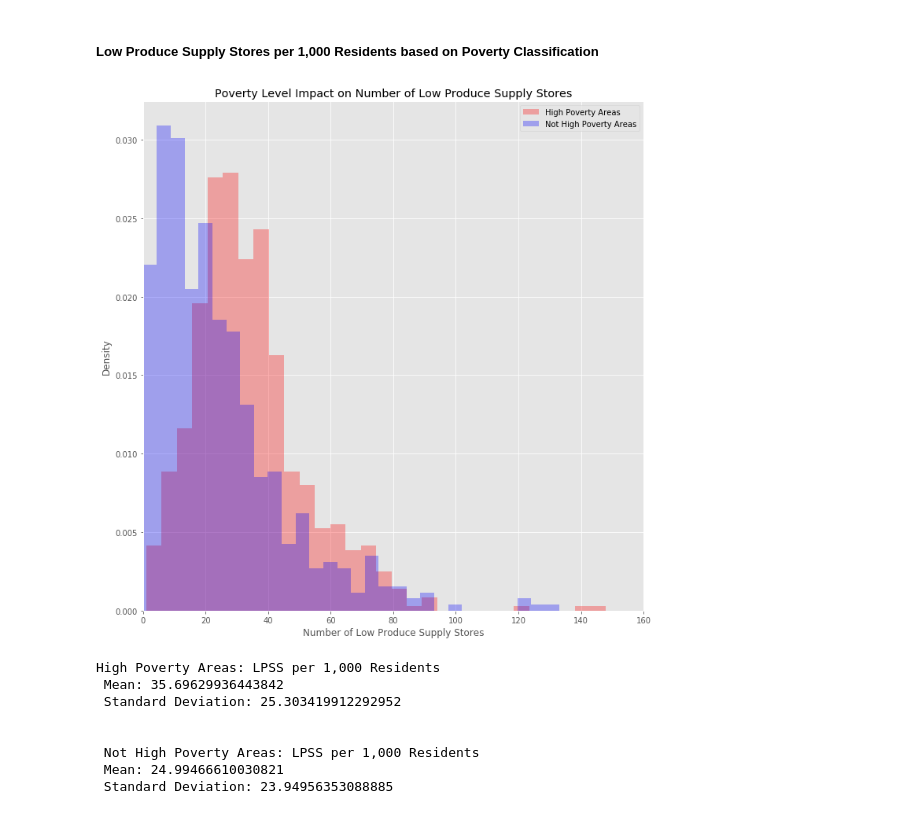
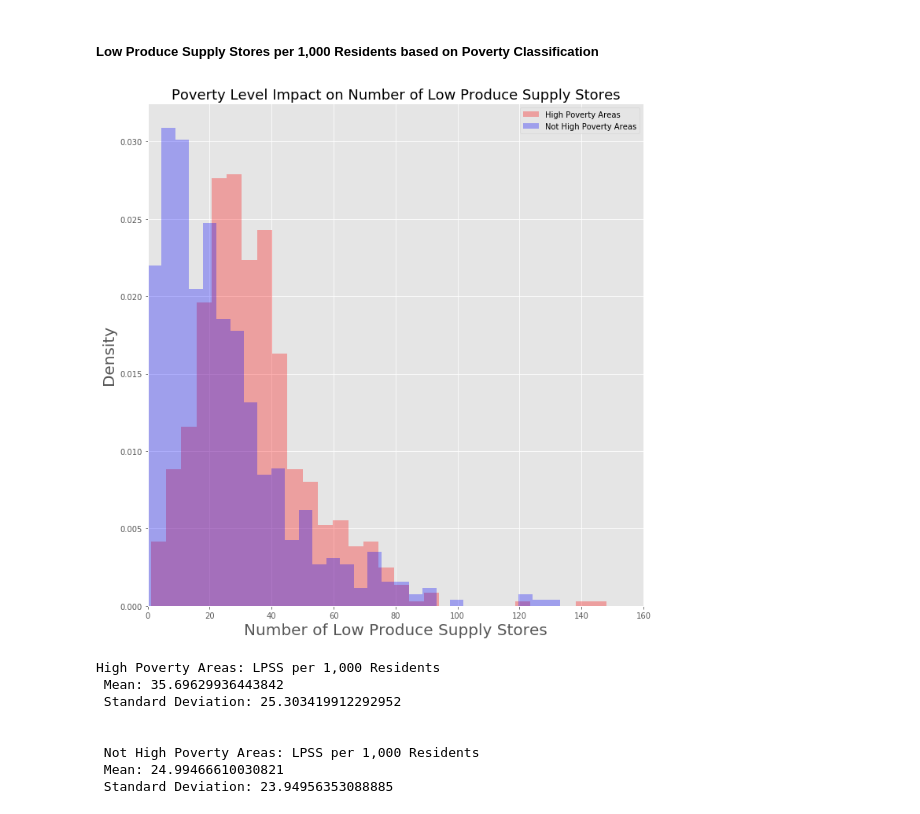
Before and after one commit to jamiewessels/Philly_Food_Access, a Jupyter notebook: notebooks/Exploratory_Data_Analysis.ipynb, the cells around one changed output. Saved outputs shown, nothing was run; the diff lists cells and outputs as text; code cells hidden in the pictures.

```diff
--- a/notebooks/Exploratory_Data_Analysis.ipynb
+++ b/notebooks/Exploratory_Data_Analysis.ipynb
@@ -586,18 +587,20 @@ len(not_high_pov)
 # %%
 fig, ax = plt.subplots(figsize = (10,10))
 
 data = [high_pov['tot_lpss'], not_high_pov['tot_lpss']]
 labels = ['High Poverty Areas', 'Not High Poverty Areas']
 colors = ['red', 'blue']
 
 #from functionalization.py
 overlay_histograms(ax, data, labels, colors, xlabel = 'Number of Low Produce Supply Stores', title = 'Poverty Level Impact on Number of Low Produce Supply Stores')
 ax.set_xlim(0, 160)
-ax.set_ylabel('Density')
+ax.set_ylabel('Density', fontsize = 20)
+ax.set_xlabel('Number of Low Produce Supply Stores', fontsize = 20)
+ax.set_title('Poverty Level Impact on Number of Low Produce Supply Stores', fontsize = 18)
 fig.tight_layout()
-# fig.savefig('images/pdf_tot_lpss_by_poverty.jpeg');
+# fig.savefig('../images/pdf_tot_lpss_by_poverty.jpeg');
 # %% [output]
-[figure, old version]
+[figure, new version]
 # %%
 print(f"High Poverty Areas: LPSS per 1,000 Residents  \n Mean: {high_pov['lpss_per_1000'].mean()}  \n Standard Deviation: {high_pov['lpss_per_1000'].std(ddof = 1)}")
 print(f"\n \n Not High Poverty Areas: LPSS per 1,000 Residents  \n Mean: {not_high_pov['lpss_per_1000'].mean()}  \n Standard Deviation: {not_high_pov['lpss_per_1000'].std(ddof = 1)}")
```
Also changed, not shown: parts of 10 cells of this notebook, 13 other files.
